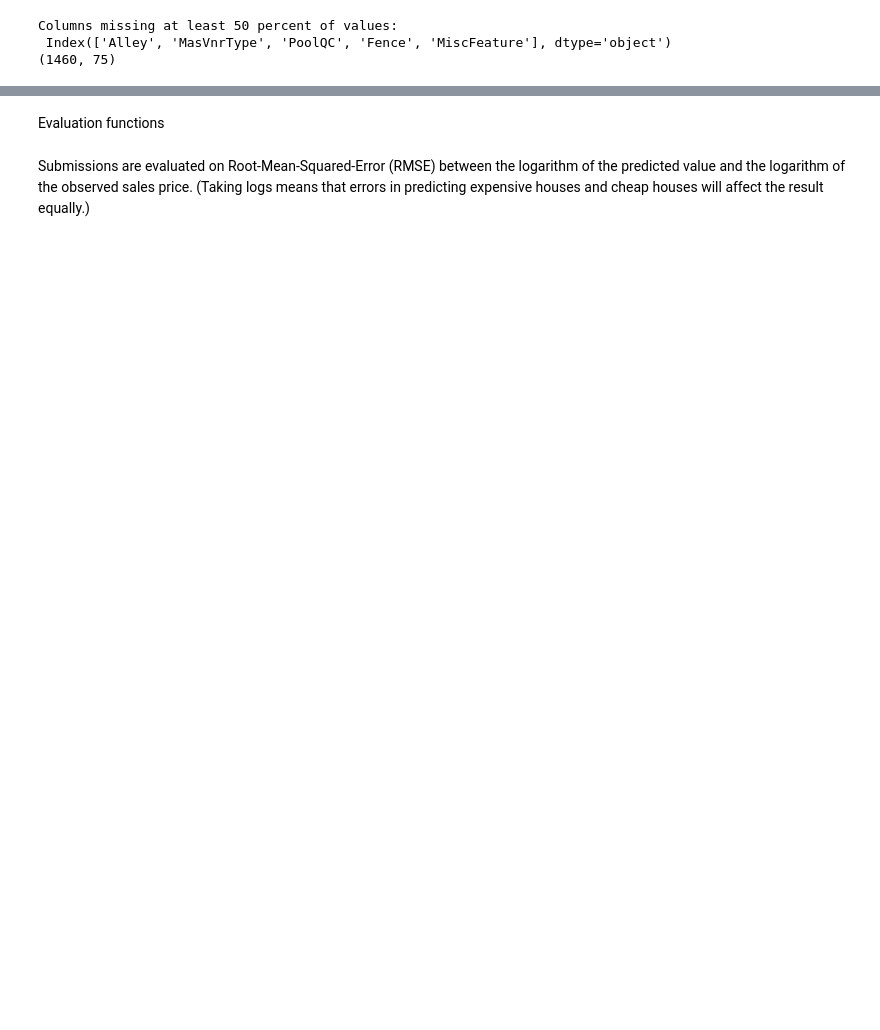
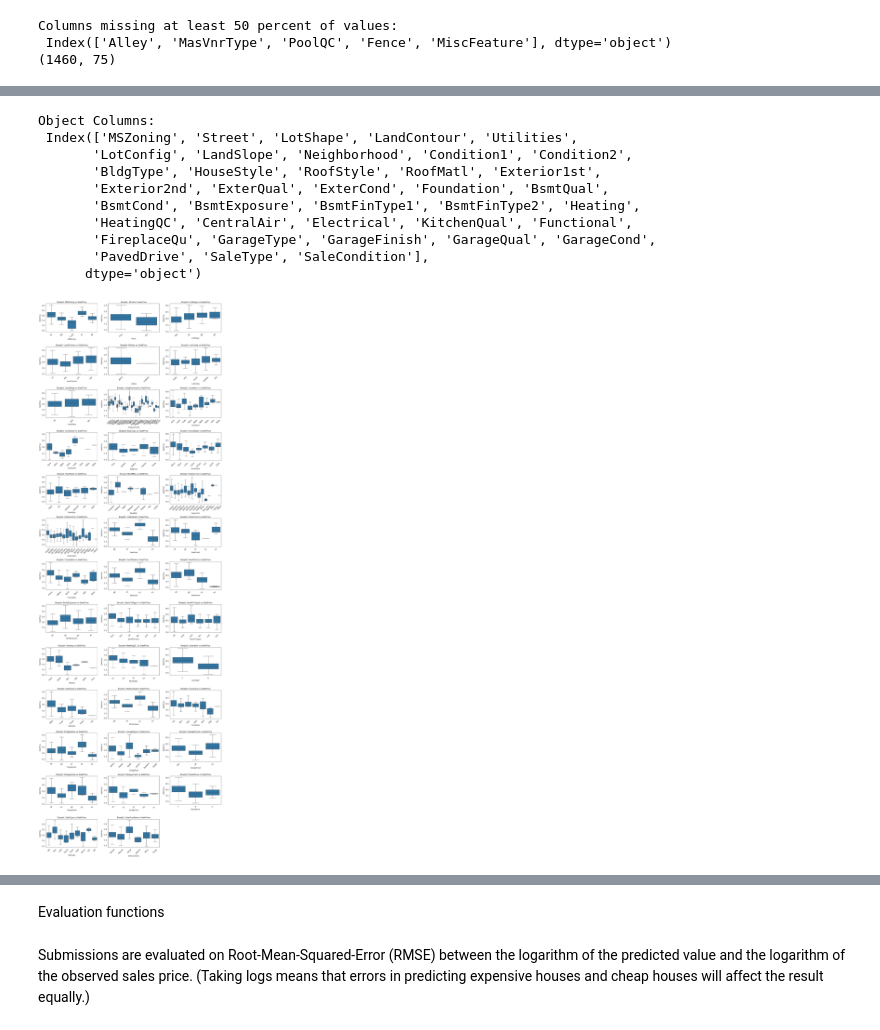
Before and after one commit to sopphh/415-Final-Project, a Jupyter notebook: 415FinalProject.ipynb, the cells around one changed output, grey strips where cells are left out. Cells and saved outputs as stored; diff of their text form; code cells hidden in the pictures; blank space fills up the shorter version.

```diff
--- a/415FinalProject.ipynb
+++ b/415FinalProject.ipynb
@@ -99,0 +103,31 @@ Missing values in y: 0
+# %%
+# Boxplots for categorical columns
+categorical_data = data.select_dtypes(include=['object'])
+print("Object Columns:\n", categorical_data.columns)
+
+# Set up the figure for subplots
+plt.figure(figsize=(15, 45))  # Set the figure size
+
+# Create boxplots for each categorical column
+for i, column in enumerate(categorical_data.columns):
+    plt.subplot((len(categorical_data.columns) - 1) // 3 + 1, 3, i + 1)  # Arrange the plots in a grid
+    sns.boxplot(x=categorical_data[column], y=data['SalePrice'], showfliers=False)
+    plt.title(f'Boxplot: {column} vs SalePrice')
+    plt.xlabel(column)
+    plt.ylabel('SalePrice')
+    plt.xticks(rotation=45)  # Rotate x-axis labels for better visibility
+
+plt.tight_layout()
+plt.show()
+# %% [output]
+Object Columns:
+ Index(['MSZoning', 'Street', 'LotShape', 'LandContour', 'Utilities',
+       'LotConfig', 'LandSlope', 'Neighborhood', 'Condition1', 'Condition2',
+       'BldgType', 'HouseStyle', 'RoofStyle', 'RoofMatl', 'Exterior1st',
+       'Exterior2nd', 'ExterQual', 'ExterCond', 'Foundation', 'BsmtQual',
+       'BsmtCond', 'BsmtExposure', 'BsmtFinType1', 'BsmtFinType2', 'Heating',
+       'HeatingQC', 'CentralAir', 'Electrical', 'KitchenQual', 'Functional',
+       'FireplaceQu', 'GarageType', 'GarageFinish', 'GarageQual', 'GarageCond',
+       'PavedDrive', 'SaleType', 'SaleCondition'],
+      dtype='object')
+[figure, added]
```
Also changed, not shown: parts of 32 cells of this notebook.
